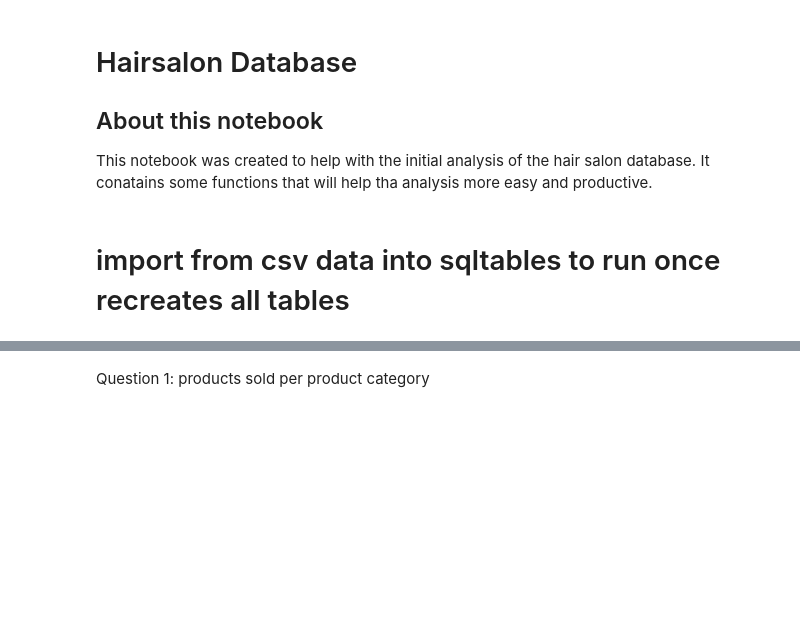
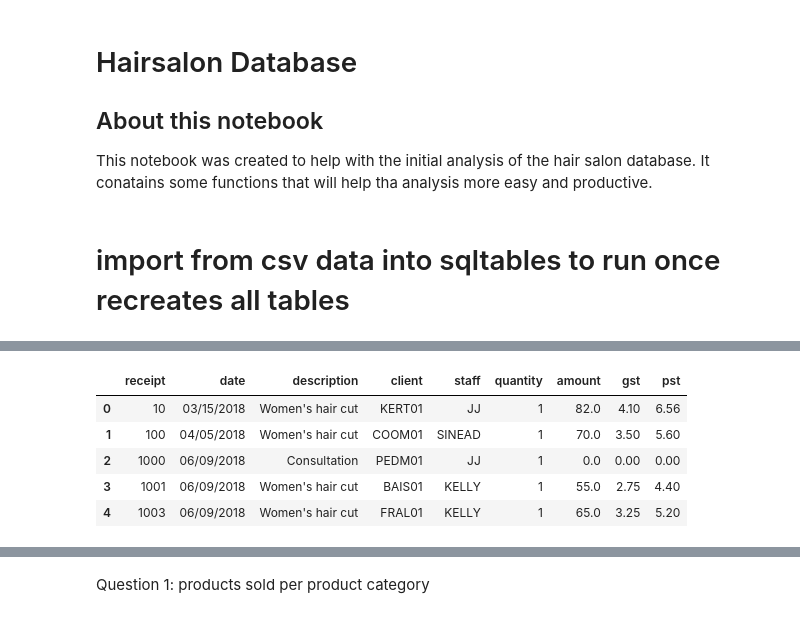
Before and after one commit to ericma007/p1, a Jupyter notebook: notebooks/init-database-exploration.ipynb, the cells around one changed output, grey strips where cells are left out. Drawn from its saved outputs; the diff is of its cells as text; code cells hidden in the pictures; blank space fills up the shorter version.

```diff
--- a/notebooks/init-database-exploration.ipynb
+++ b/notebooks/init-database-exploration.ipynb
@@ -103,0 +115,10 @@ cancellations = readSQL('''SELECT * FROM cancellation''')
+# %%
+receipts=readSQL('''SELECT * FROM receipt''')
+receipts.head()
+# %% [output]
+|  | receipt | date | description | client | staff | quantity | amount | gst | pst |
+| 0 | 10 | 03/15/2018 | Women's hair cut | KERT01 | JJ | 1 | 82.0 | 4.10 | 6.56 |
+| 1 | 100 | 04/05/2018 | Women's hair cut | COOM01 | SINEAD | 1 | 70.0 | 3.50 | 5.60 |
+| 2 | 1000 | 06/09/2018 | Consultation | PEDM01 | JJ | 1 | 0.0 | 0.00 | 0.00 |
+| 3 | 1001 | 06/09/2018 | Women's hair cut | BAIS01 | KELLY | 1 | 55.0 | 2.75 | 4.40 |
+| 4 | 1003 | 06/09/2018 | Women's hair cut | FRAL01 | KELLY | 1 | 65.0 | 3.25 | 5.20 |
```
Also changed, not shown: parts of 11 cells of this notebook, 4 other files.
